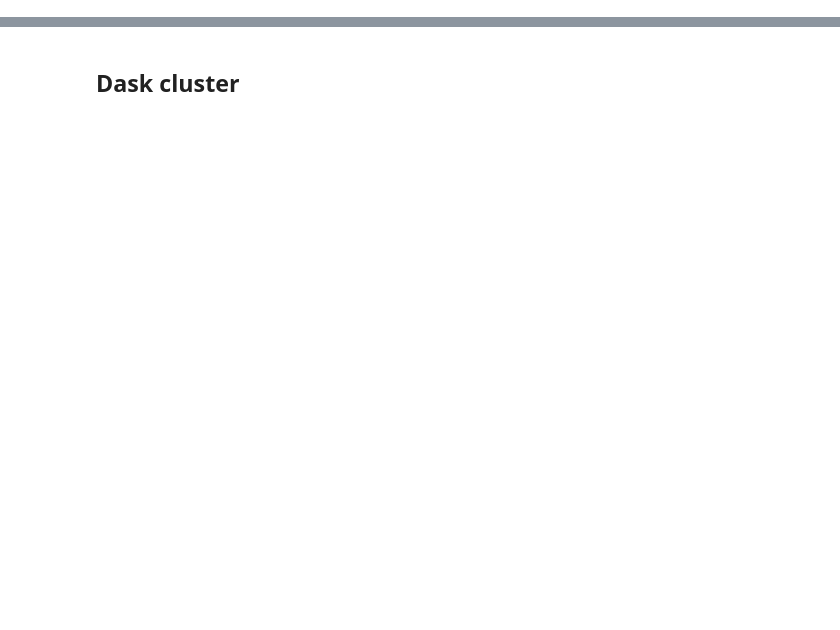
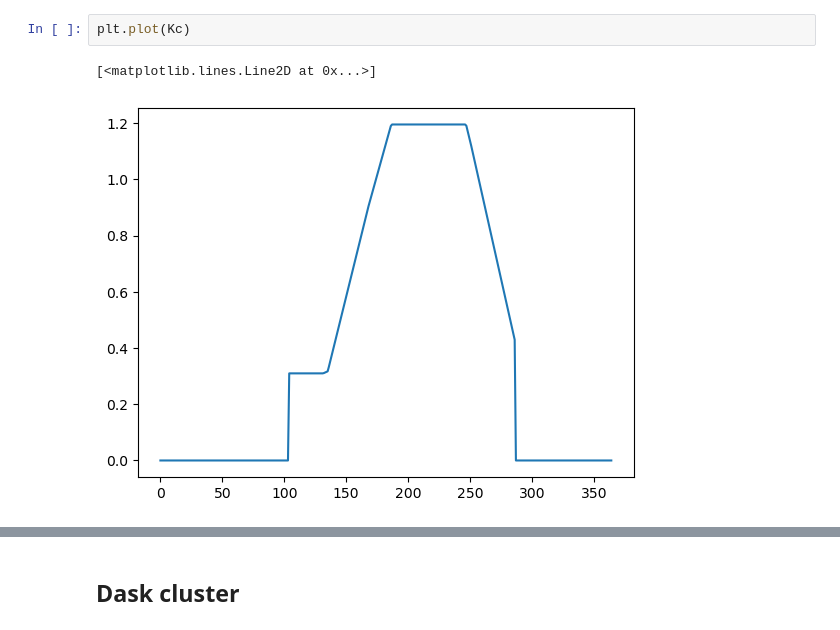
Before and after one commit to david0811/lafferty-etal-2024-tbd, a Jupyter notebook: code/01_WBM_SA.ipynb, the cells around one changed output, grey strips where cells are left out. Saved outputs shown, nothing was run; the diff lists cells and outputs as text; blank space fills up the shorter version.

```diff
--- a/code/01_WBM_SA.ipynb
+++ b/code/01_WBM_SA.ipynb
@@ -10,0 +55,5 @@ import matplotlib.pyplot as plt
+# %%
+plt.plot(Kc)
+# %% [output]
+[<matplotlib.lines.Line2D at 0x...>]
+[figure, added]
```
Also changed, not shown: parts of 19 cells of this notebook, 6 other files.
